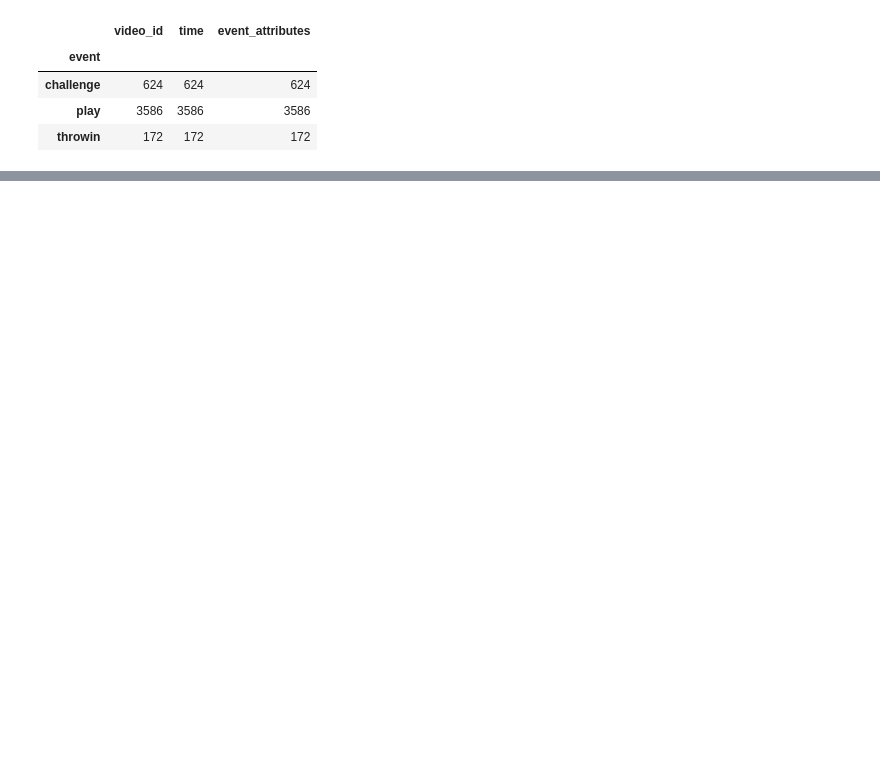
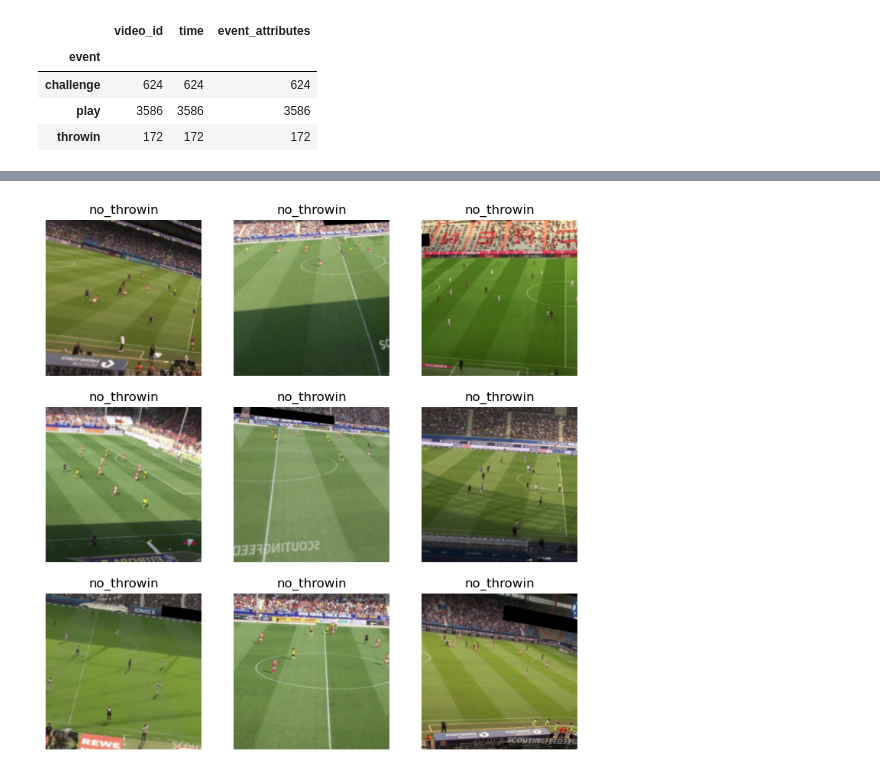
Before and after one commit to amalhot5/bundesliga, a Jupyter notebook: event_classifier.ipynb, the cells around one changed output, grey strips where cells are left out. Drawn from its saved outputs; the diff is of its cells as text; code cells hidden in the pictures; blank space fills up the shorter version.

```diff
--- a/event_classifier.ipynb
+++ b/event_classifier.ipynb
@@ -35,0 +150,4 @@ Since the training data is so skewed, my theory is that there should be three di
+# %%
+# positive play dataset
+fnames = [get_image(v, t) for v, t in tqdm(zip(df_play['video_id'], df_play['time']), total=len(df_play))]
+df_play['fname'] = fnames
@@ -35,0 +173,13 @@ Since the training data is so skewed, my theory is that there should be three di
+# %%
+dblock = DataBlock(blocks=(ImageBlock, CategoryBlock),
+                    get_x=lambda x:f'{x[0]}',
+                    get_y=lambda x:f'{x[1]}',
+                    splitter=RandomSplitter(seed=seed),
+                    item_tfms=Resize(224),
+                    batch_tfms=aug_transforms())
+
+dls = dblock.dataloaders(df_train, num_workers=0)
+# %%
+dls.show_batch()
+# %% [output]
+[figure, added]
```
Also changed, not shown: parts of 25 cells of this notebook, 6 other files.
